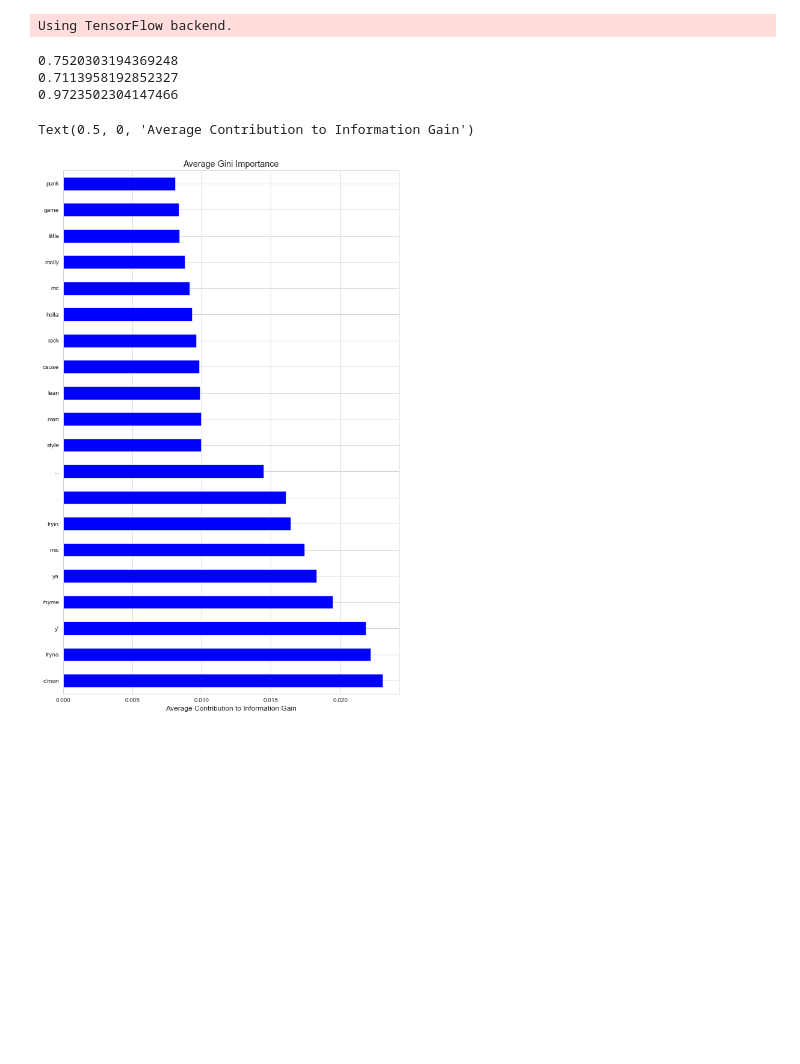
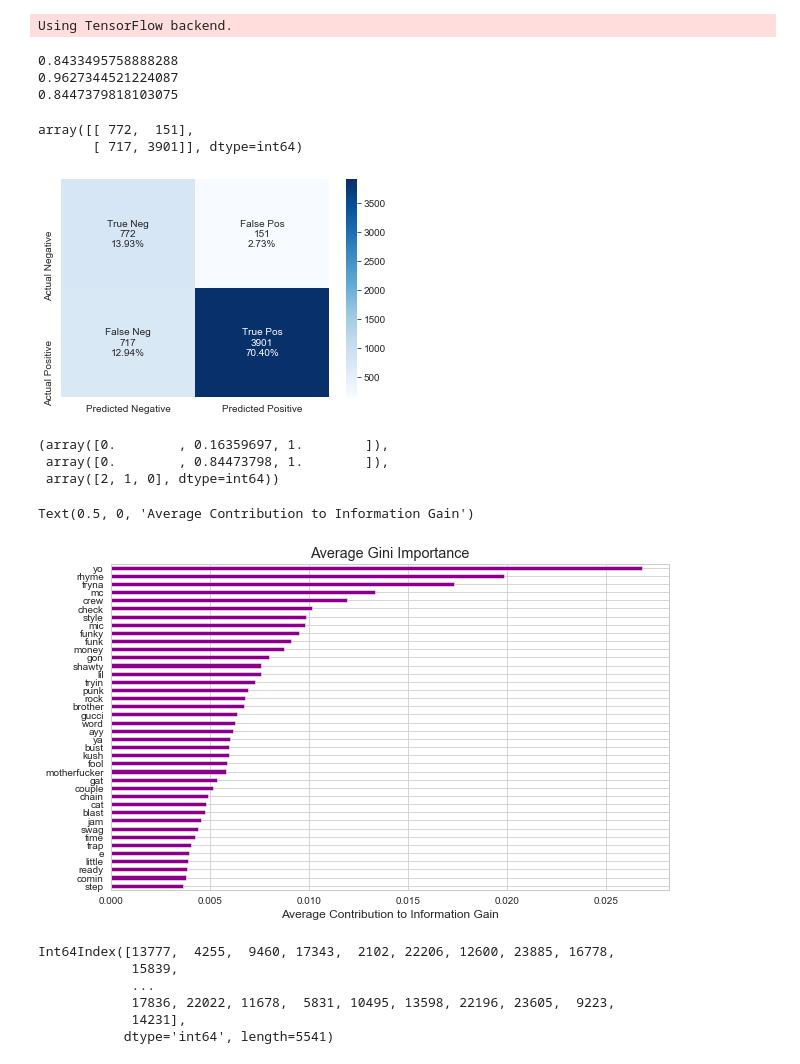
Before and after one commit to unclebrod/RapLyrics, a Jupyter notebook: workbook.ipynb, the cells around one changed output. Cells and saved outputs as stored; diff of their text form; code cells hidden in the pictures; blank space fills up the shorter version.

Commit message:
additional modeling and graphics

```diff
--- a/workbook.ipynb
+++ b/workbook.ipynb
@@ -926,7 +926,8 @@ rapwords = {'oh', 'aye', 'yeah', 'yuh', 'huh', 'ha', 'hah', 'ow',
             'ooh', 'oooh', 'oohwee', 'oohweee', 'oo', 'ooo', 'oooo',
             'fuck', 'shit', 'bitch', 'damn', 'hell', 'nigga', 'skrt',
             'skrrt', 'skrrrt', "'s", 'wow', 'skrrr', 'fucking', "y'",
-            'ya', "'", 'ayy', 'ass', 'niggas', 'uh', 'like'}
+            'ya', "'", 'ayy', 'ass', 'niggas', 'uh', 'like', 'yo', 'hey',
+            'motherfucker'}
 stopwords = stop_words|rapwords
 # %%
 def spacy_tokenizer(song):
@@ -1088,13 +1089,19 @@ X_test = tfidf.transform(X_test)
 # Random Forest
 rfc = BalancedRandomForestClassifier(n_estimators=1000,
                                      max_depth=10,
-                                     random_state=0)
+                                     random_state=0,
+                                     n_jobs=-1)
 rfc.fit(X_train, y_train)
 y_predict = rfc.predict(X_test)
-print(accuracy_score(y_test, y_predict))
-print(precision_score(y_test, y_predict))
-print(recall_score(y_test, y_predict))
+print(accuracy_score(y_test, y_predict)) # TP + TN / Total
+print(precision_score(y_test, y_predict)) # TP / TP + FP
+print(recall_score(y_test, y_predict)) # PT / TP + FN
 # %% [output]
-0.7520303194369248
-0.7113958192852327
-0.9723502304147466
+0.8433495758888288
+0.9627344521224087
+0.8447379818103075
+# %%
+confusion_matrix(y_test, y_predict)
+# %% [output]
+array([[ 772,  151],
+       [ 717, 3901]], dtype=int64)
@@ -1101,12 +1125,22 @@ print(recall_score(y_test, y_predict))
+# %%
+conf_matrix(y_test, y_predict)
+# %% [output]
+[figure, added]
+# %%
+roc_curve(y_test, y_predict)
+# %% [output]
+(array([0.        , 0.16359697, 1.        ]),
+ array([0.        , 0.84473798, 1.        ]),
+ array([2, 1, 0], dtype=int64))
 # %%
 # Plot the feature importance
 feat_scores = pd.Series(rfc.feature_importances_,
                         index = tfidf.get_feature_names())
-feat_scores = feat_scores.sort_values(ascending=False)
+feat_scores = feat_scores.sort_values(ascending=True)
 # %%
-ax = feat_scores[:20].plot(kind='barh', figsize=(10,16), color='b')
+ax = feat_scores[-40:].plot(kind='barh', figsize=(10, 6), color='darkmagenta')
 ax.set_title('Average Gini Importance')
 ax.set_xlabel('Average Contribution to Information Gain')
 # %% [output]
 Text(0.5, 0, 'Average Contribution to Information Gain')
-[figure, old version]
+[figure, new version]
@@ -1115,2 +1147,11 @@ tfidf.get_feature_names()
+# %%
+(y_test != y_predict).index
+# %% [output]
+Int64Index([13777,  4255,  9460, 17343,  2102, 22206, 12600, 23885, 16778,
+            15839,
+            ...
+            17836, 22022, 11678,  5831, 10495, 13598, 22196, 23605,  9223,
+            14231],
+           dtype='int64', length=5541)
 # %%
 # Gradient Boosting
```
Also changed, not shown: parts of 13 cells of this notebook, 1 other file.
